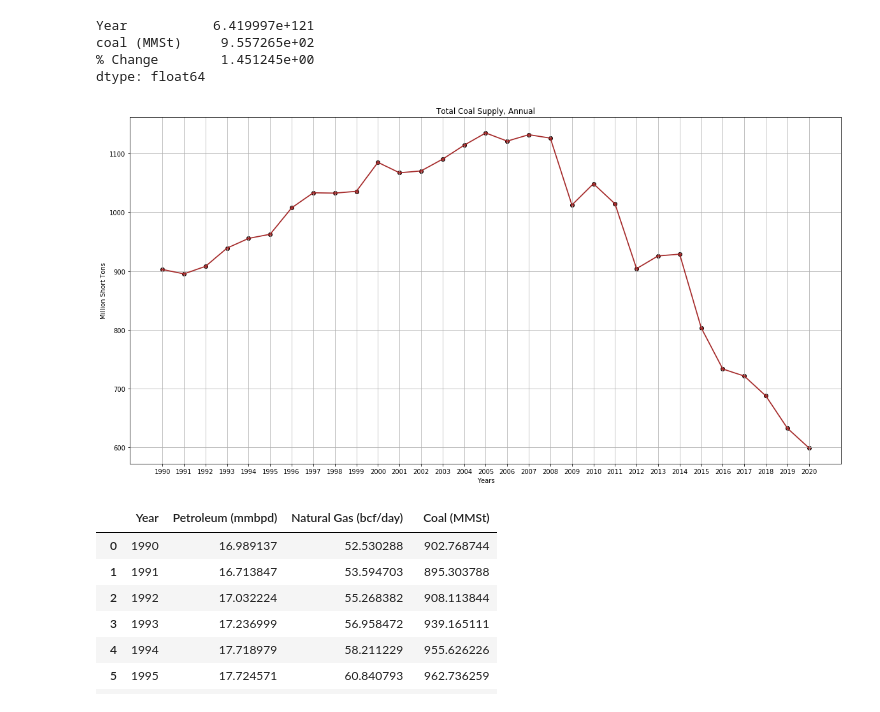
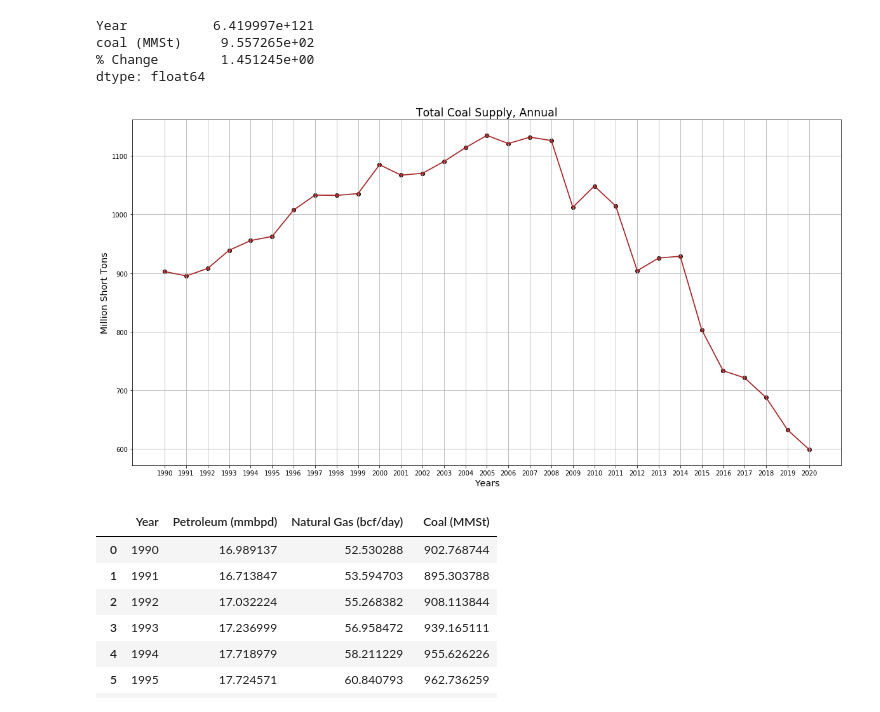
Before and after one commit to us-energy-analysis/Energy-analysis, a Jupyter notebook: USFossilFuelConsumption.ipynb, the cells around one changed output. Saved outputs shown, nothing was run; the diff lists cells and outputs as text; code cells hidden in the pictures.

```diff
--- a/USFossilFuelConsumption.ipynb
+++ b/USFossilFuelConsumption.ipynb
@@ -238,22 +238,22 @@ coal_consumption_mst_df.to_csv("resources/CoalConsumption.csv", index=True, head
 # %%
 # Set the size of the figure to fit 30 years of data
 plt.figure(figsize=(20,10))
 
 # Create a visual for the data
 plt.scatter(years, coal, color="brown", edgecolors="black")
 plt.plot(years, coal, linewidth=1.75, color="brown")
-plt.title("Total Coal Supply, Annual")
-plt.ylabel("Million Short Tons")
-plt.xlabel("Years")
+plt.title("Total Coal Supply, Annual", fontsize="xx-large")
+plt.ylabel("Million Short Tons", fontsize="x-large")
+plt.xlabel("Years", fontsize="x-large")
 plt.grid(True)
 
 # Save Figure
 plt.savefig("US Coal Consumption.png")
 
 # display the figure
 plt.show()
 # %% [output]
-[figure, old version]
+[figure, new version]
 # %%
 # Create Combined FossilFuel DataFrame using list of dictionaries method
 fossilfuel_consumption_df = pd.DataFrame({
```
Also changed, not shown: parts of 3 cells of this notebook.
